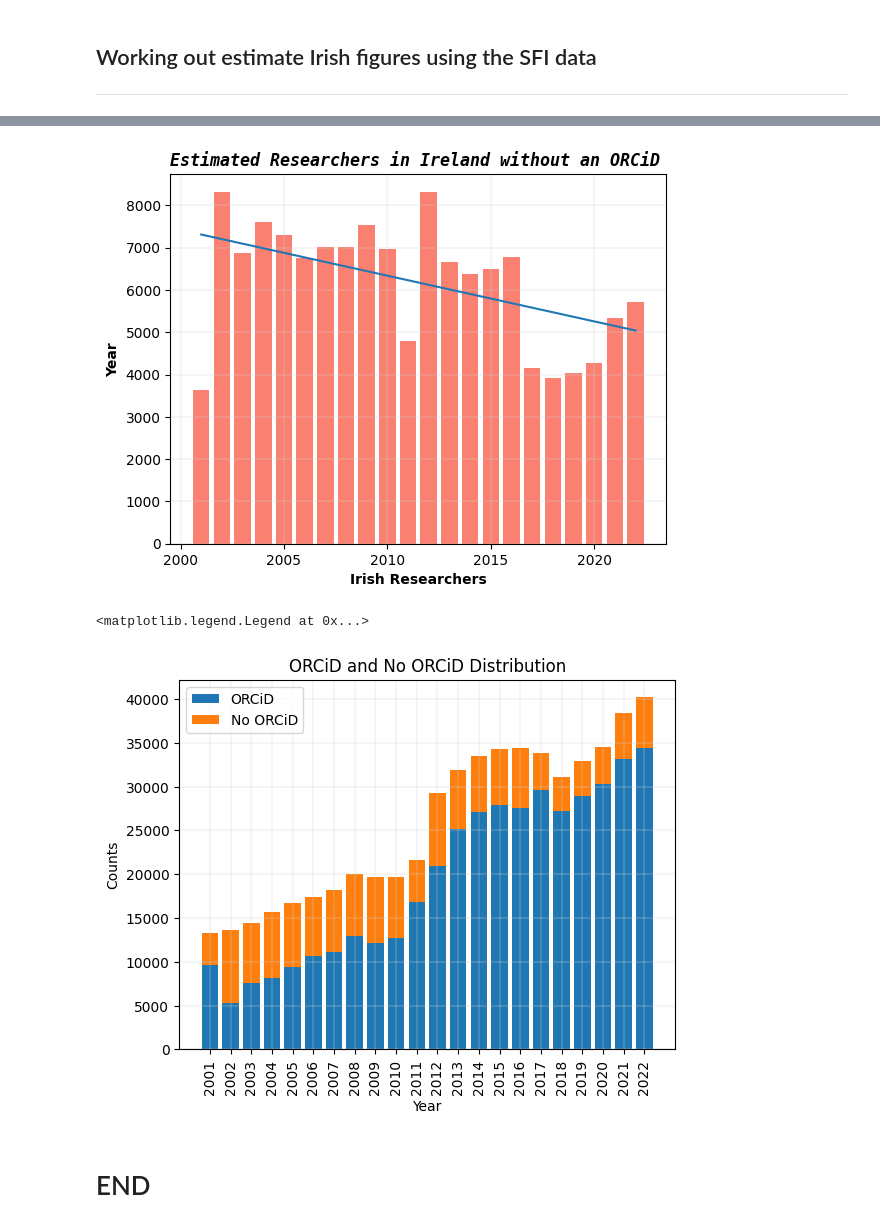
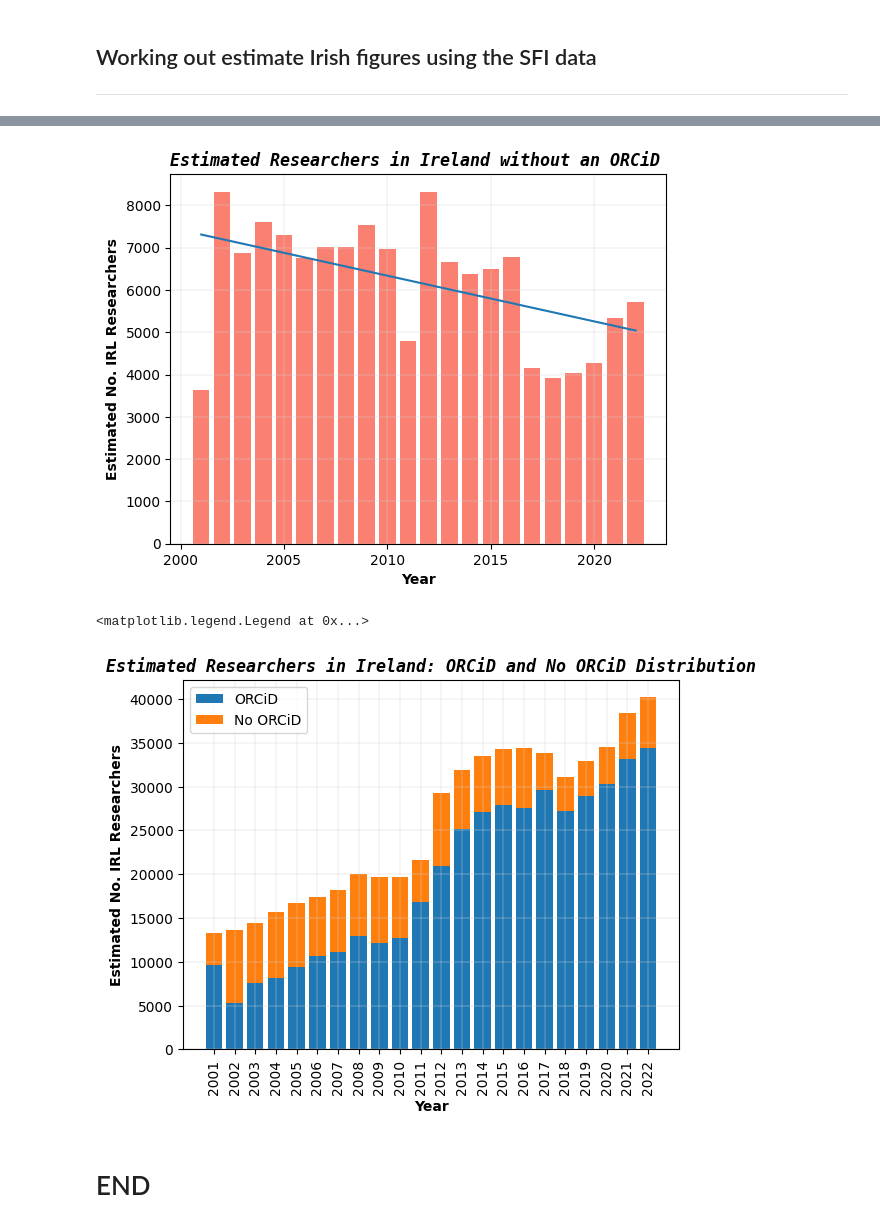
Before and after one commit to NeilTynan/4369_Project, a Jupyter notebook: project.ipynb, the cells around one changed output, grey strips where cells are left out. Drawn from its saved outputs; the diff is of its cells as text; code cells hidden in the pictures.

```diff
--- a/project.ipynb
+++ b/project.ipynb
@@ -269,8 +253,8 @@ plt.show()
 # %%
 # Generate Bar Chart for estimated IRL Researchers without an ORCiD
 plt.bar(data.index, data['NoORCiD'], color='salmon')
-plt.xlabel("Irish Researchers", fontweight='bold')
-plt.ylabel("Year", fontweight='bold')
+plt.xlabel("Year", fontweight='bold')
+plt.ylabel("Estimated No. IRL Researchers", fontweight='bold')
 plt.grid(color='lightgrey', linestyle='-', linewidth=0.3)
 plt.title('Estimated Researchers in Ireland without an ORCiD', fontweight='bold', style='italic', family='monospace', loc = 'left')
 
@@ -281,20 +265,21 @@ plt.plot(data.index, p(data.index))
 
 plt.show()
 # %% [output]
-[figure, old version]
+[figure, new version]
 # %%
+# Generate stacked bar chart for easy comparison of the overall numbers in both categories
 fig, ax = plt.subplots()
 ax.bar(data.index, data["ORCiD"], label='ORCiD')
 ax.bar(data.index, data["NoORCiD"], bottom=data["ORCiD"], label='No ORCiD')
-ax.set_title("ORCiD and No ORCiD Distribution", fontweight='bold')
+ax.set_title("Estimated Researchers in Ireland: ORCiD and No ORCiD Distribution", fontweight='bold', style='italic', family='monospace')
 ax.set_xlabel("Year", fontweight='bold')
-ax.set_ylabel("No of Researchers", fontweight='bold')
+ax.set_ylabel("Estimated No. IRL Researchers", fontweight='bold')
 ax.grid(color='lightgrey', linestyle='-', linewidth=0.3)
-ax.set_xticks(data.index)  # Set x-ticks to all index values (years)
-ax.set_xticklabels(data.index, rotation=90)  # Rotate labels for better readability if needed
+ax.set_xticks(data.index)
+ax.set_xticklabels(data.index, rotation=90)
 ax.legend()
 # %% [output]
 <matplotlib.legend.Legend at 0x...>
-[figure, old version]
+[figure, new version]
 # %% [markdown]
 # END
```
Also changed, not shown: parts of 17 cells of this notebook, 1 other file.
